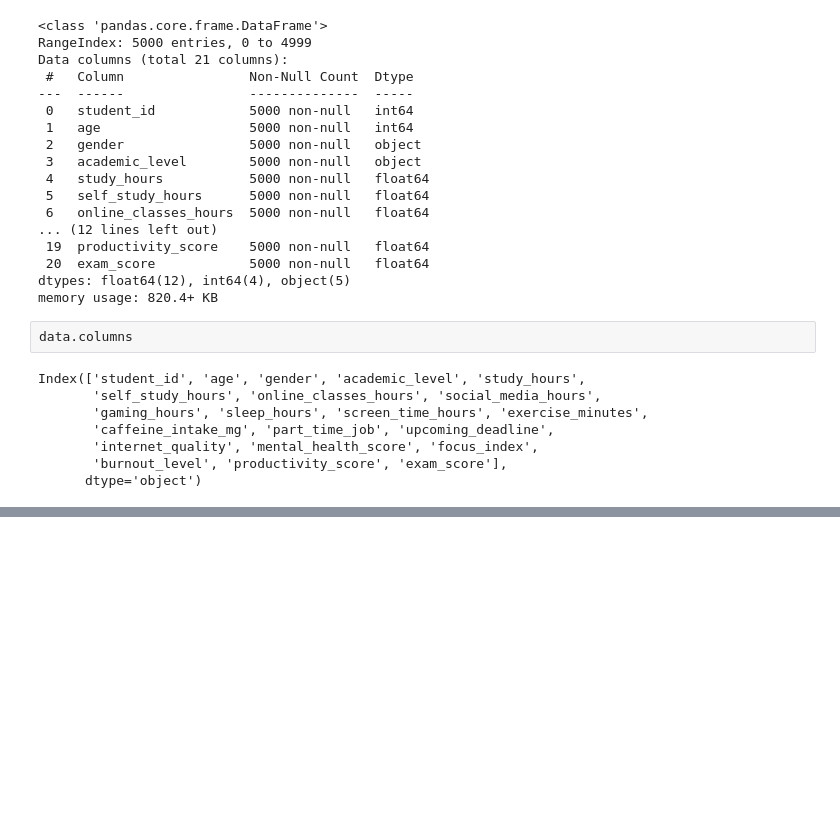
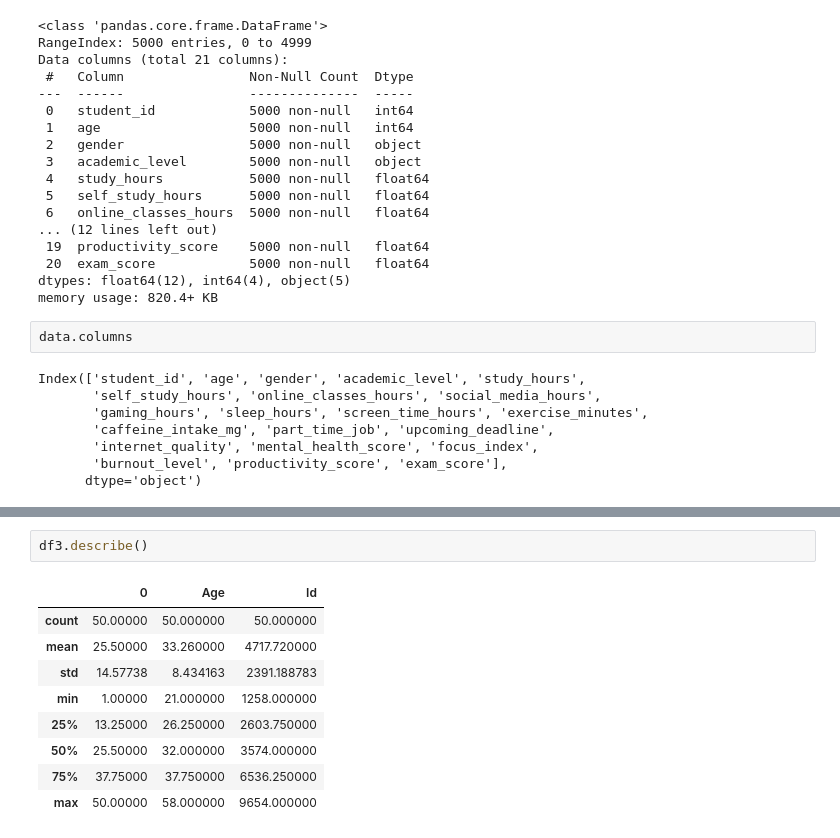
Before and after one commit to sikendrapurampravalika-del/ML_LAB_2026-27, a Jupyter notebook: pandas.ipynb, the cells around one changed output, grey strips where cells are left out. Drawn from its saved outputs; the diff is of its cells as text; blank space fills up the shorter version.

```diff
--- a/pandas.ipynb
+++ b/pandas.ipynb
@@ -159,0 +204,12 @@ Index(['student_id', 'age', 'gender', 'academic_level', 'study_hours',
+# %%
+df3.describe()
+# %% [output]
+|  | 0 | Age | Id |
+| count | 50.00000 | 50.000000 | 50.000000 |
+| mean | 25.50000 | 33.260000 | 4717.720000 |
+| std | 14.57738 | 8.434163 | 2391.188783 |
+| min | 1.00000 | 21.000000 | 1258.000000 |
+| 25% | 13.25000 | 26.250000 | 2603.750000 |
+| 50% | 25.50000 | 32.000000 | 3574.000000 |
+| 75% | 37.75000 | 37.750000 | 6536.250000 |
+| max | 50.00000 | 58.000000 | 9654.000000 |
```
Also changed, not shown: parts of 6 cells of this notebook.
